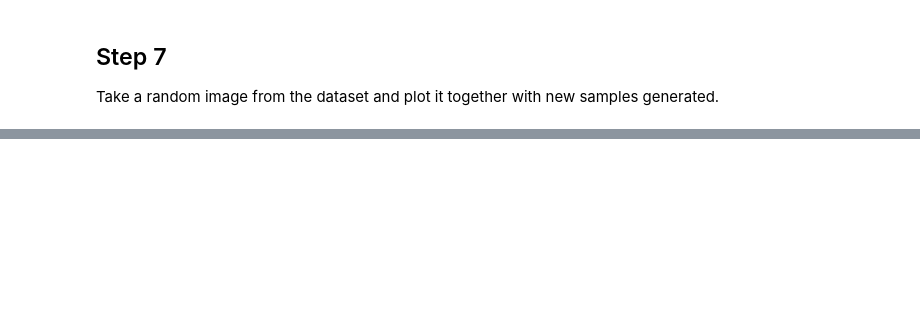
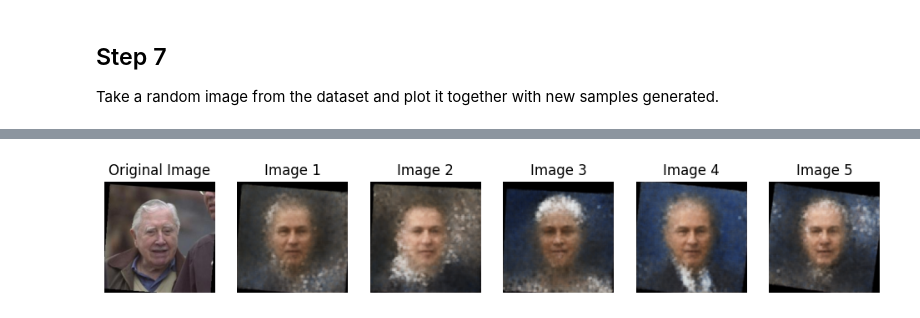
Before and after one commit to darshjasani/CECS_550_Sec2_Pattern_Recognition, a Jupyter notebook: HW4/Darshkumar HW4.ipynb, the cells around one changed output, grey strips where cells are left out. Drawn from its saved outputs; the diff is of its cells as text; code cells hidden in the pictures; blank space fills up the shorter version.

```diff
--- a/HW4/Darshkumar HW4.ipynb
+++ b/HW4/Darshkumar HW4.ipynb
@@ -188,8 +181,0 @@ model = VAE()
-# %%
-data = iter(dataloader)
-image,target = next(data)
-
-encoded_output = model.encoded_images(image)
-print(encoded_output.shape)
-decoded_output = model.decoded_images(encoded_output)
-print(decoded_output.shape)
@@ -230,5 +227,3 @@ In a Variational Autoencoder (VAE), the loss function consists of two main terms
 Imagine you have a collection of photos of cats, and you want to organize them in a way that makes it easy to come up with new, imaginary cat pictures. The regularization term helps ensure that your organization follows certain rules, like keeping similar-looking cats close together. This makes it simpler to imagine new cats by combining features from nearby ones.
 
 Overall, This integration enables the VAE to learn a meaningful and well-organized latent representation, facilitating both accurate reconstructions and the generation of diverse and realistic samples in a controlled latent space.
-# %%
-loss_function = nn.MSELoss()
@@ -240,7 +234,12 @@ print(total_parameters)
 # %% [markdown]
 * create an optimizer for training
 # %%
-optim = torch.optim.Adam(model.parameters(), lr=0.001)
+optim = torch.optim.Adam(model.parameters(), lr=1e-3)
+# %%
+def loss_function(recon_x, x, mu, logvar):
+    BCE = F.binary_cross_entropy(recon_x, x, reduction='sum')
+    KLD = -0.5 * torch.sum(1 + logvar - mu.pow(2) - logvar.exp())
+    return BCE + KLD
 # %% [markdown]
 ##  Step 6
 Write a training loop and start training the model for several epochs. Report the loss value at the end of each epoch and monitor it. If your loss is not decreasing what do you have to do to troubleshoot it ?
@@ -319,0 +310,48 @@ plt.show()
+# %%
+# Set VAE to evaluation mode
+model.eval()
+
+# Select a random image from the dataset
+with torch.no_grad():
+    x,y = next(iter(dataloader))
+    random_index = random.randint(0, x.size(0) - 1)
+    original_image = x[random_index].unsqueeze(0).to(device)  # Add batch dimension
+
+    # Encode the image to get the latent space representation
+    h1 = model.encoded_image(original_image)
+    h1 = h1.view(h1.size(0), -1)
+
+    # Compute the mean and log variance vectors
+    mu, logvar = model.mu(h1), model.logvar(h1)
+
+    # Reparameterize to sample from the latent space
+    std = torch.exp(0.5 * logvar)
+    eps = torch.randn_like(std)
+    z = mu + eps * std
+
+    # Plot the original image
+    plt.figure(figsize=(12, 6))
+    plt.subplot(2, 6, 1)
+    plt.imshow(original_image.cpu().squeeze().permute(1, 2, 0))
+    plt.title("Original Image")
+    plt.axis('off')
+
+    # Generate and plot 10 similar images with amplified variations
+    for i in range(2, 7):
+        # Introduce amplified variation
+        z_varied = z + torch.randn_like(z) * 0.5  # Increase the variation factor
+
+        h3 = model.decoder_input(z_varied)
+        h3 = h3.view(h3.size(0), 64, 32, 32)
+        # Decode the varied latent vector
+        generated_image_varied = model.decoded_image(h3)
+
+        # Plotting
+        plt.subplot(2, 6, i)
+        plt.imshow(generated_image_varied.cpu().squeeze().permute(1, 2, 0))
+        plt.title(f"Image {i-1}")
+        plt.axis('off')
+
+    plt.show()
+# %% [output]
+[figure, added]
```
Also changed, not shown: parts of 14 cells of this notebook.
